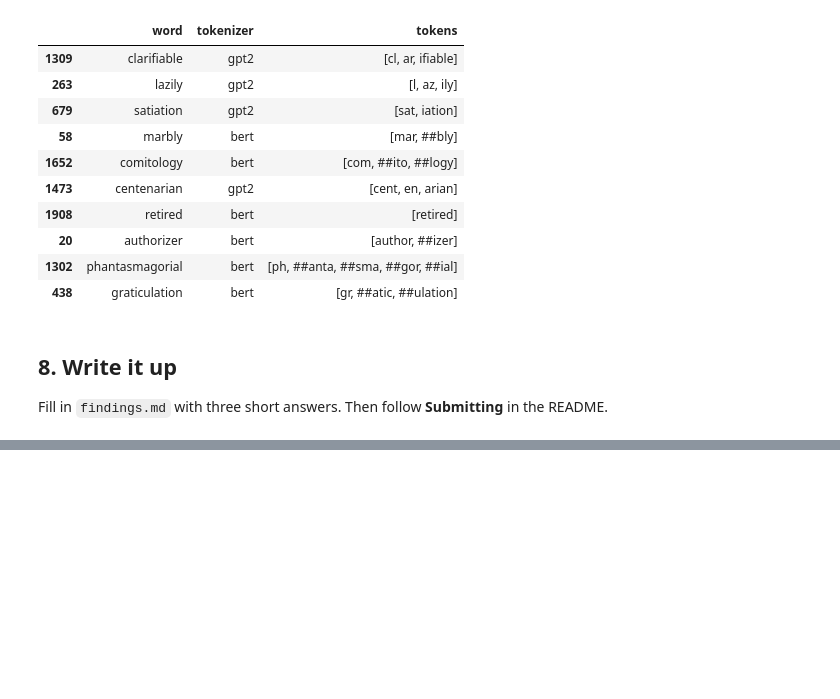
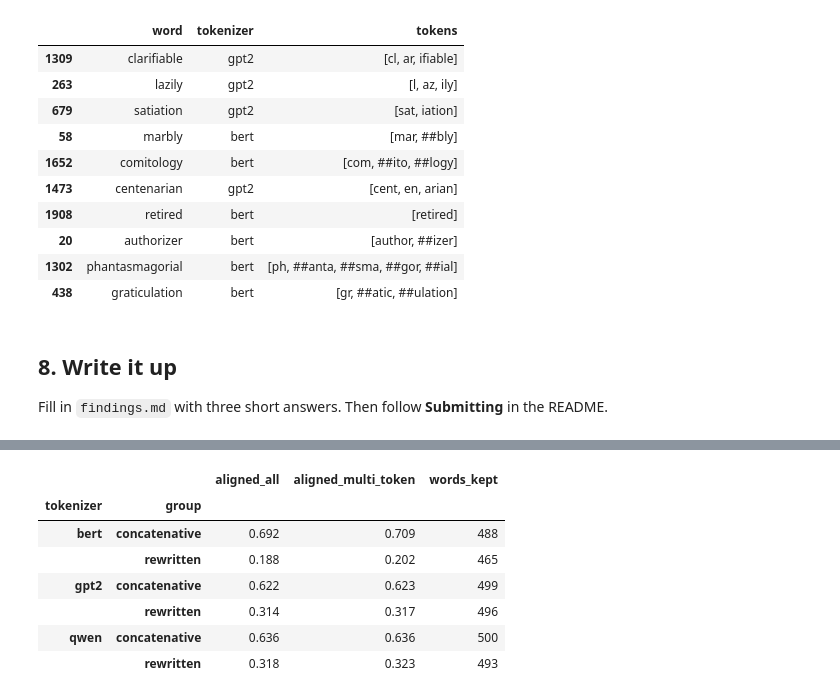
Before and after one commit to Sandhi-Probe/core-member-onboarding, a Jupyter notebook: submissions/eric7wu/analysis.ipynb, the cells around one changed output, grey strips where cells are left out. Cells and saved outputs as stored; diff of their text form; code cells hidden in the pictures; blank space fills up the shorter version.

```diff
--- a/submissions/eric7wu/analysis.ipynb
+++ b/submissions/eric7wu/analysis.ipynb
@@ -186,0 +205,34 @@ Fill in `findings.md` with three short answers. Then follow **Submitting** in th
+# %%
+qwen_tokenizer = AutoTokenizer.from_pretrained("Qwen/Qwen2.5-0.5B")
+tokenizers["qwen"] = qwen_tokenizer
+
+rows = []
+for _, row in sample.iterrows():
+    for name, tok in tokenizers.items():
+        out = tokenize_with_offsets(tok, row["target"])
+        rows.append({
+            "word": row["target"],
+            "group": row["group"],
+            "tokenizer": name,
+            "tokens": out["tokens"],
+            "aligned": boundary_aligned(out["offsets"], row["suffix_boundary"]),
+            "n_tokens": len(out["tokens"]),
+        })
+
+results = pd.DataFrame(rows)
+multi_token_misses = results[results["n_tokens"] > 1]
+
+pd.concat({
+    "aligned_all": results.groupby(["tokenizer", "group"])["aligned"].mean(),
+    "aligned_multi_token": multi_token_misses.groupby(["tokenizer", "group"])["aligned"].mean(),
+    "words_kept": multi_token_misses.groupby(["tokenizer", "group"]).size(),
+}, axis=1).round(3)
+# %% [output]
+|  |  | aligned_all | aligned_multi_token | words_kept |
+| tokenizer | group |  |  |  |
+| bert | concatenative | 0.692 | 0.709 | 488 |
+|  | rewritten | 0.188 | 0.202 | 465 |
+| gpt2 | concatenative | 0.622 | 0.623 | 499 |
+|  | rewritten | 0.314 | 0.317 | 496 |
+| qwen | concatenative | 0.636 | 0.636 | 500 |
+|  | rewritten | 0.318 | 0.323 | 493 |
```
Also changed, not shown: parts of 2 cells of this notebook.
